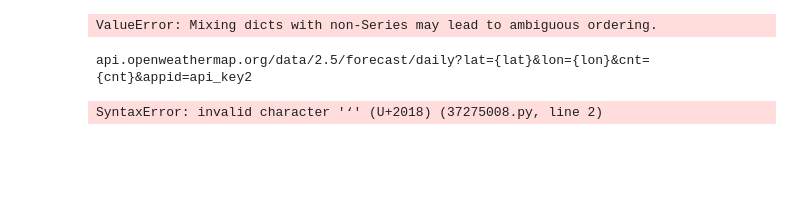
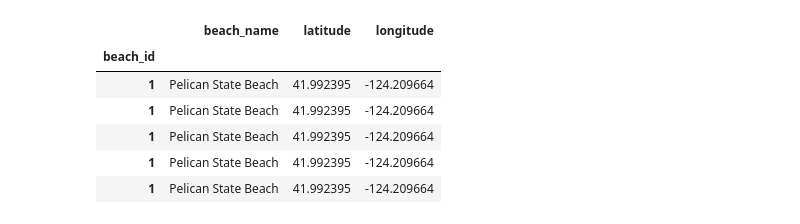
Before and after one commit to ckanchanda/Surf_Check, a Jupyter notebook: ck_api_call2.ipynb, the cells around one changed output. Saved outputs shown, nothing was run; the diff lists cells and outputs as text; code cells hidden in the pictures; blank space fills up the shorter version.

```diff
--- a/ck_api_call2.ipynb
+++ b/ck_api_call2.ipynb
@@ -58,25 +33,13 @@ print(json_data)
-# %%
-api2_df = pd.DataFrame(json_data)
-# %% [output]
-ValueError: Mixing dicts with non-Series may lead to ambiguous ordering.
-# %%
-# Starting URL for Weather Map API Call.
-url = "api.openweathermap.org/data/2.5/forecast/daily?lat={lat}&lon={lon}&cnt={cnt}&appid=" + "api_key2"
-print(url)
-# %% [output]
-api.openweathermap.org/data/2.5/forecast/daily?lat={lat}&lon={lon}&cnt={cnt}&appid=api_key2
-# %%
-response = requests.get(
-  ‘https://api.stormglass.io/v2/weather/point’,
-  params={
-    ‘lat’: 58.7984,
-    ‘lng’: 17.8081,
-    ‘params’: ‘windSpeed’,
-  },
-  headers={
-    ‘Authorization’: “155c8ec0-60a9-11ed-b59d-0242ac130002-155c8f2e-60a9-11ed-b59d-0242ac130002”
-  }
-)
-json_data = response.json()
-# %% [output]
-SyntaxError: invalid character '‘' (U+2018) (37275008.py, line 2)
+# %%
+# Renamed "Unnamed: 0" column and set it as the index
+beaches_df = beaches_df.rename(columns={'Unnamed: 0': ''})
+beaches_df = beaches_df.set_index('beach_id')
+beaches_df.head()
+# %% [output]
+|  | beach_name | latitude | longitude |
+| beach_id |  |  |  |
+| 1 | Pelican State Beach | 41.992395 | -124.209664 |
+| 1 | Pelican State Beach | 41.992395 | -124.209664 |
+| 1 | Pelican State Beach | 41.992395 | -124.209664 |
+| 1 | Pelican State Beach | 41.992395 | -124.209664 |
+| 1 | Pelican State Beach | 41.992395 | -124.209664 |
```
Also changed, not shown: parts of 17 cells of this notebook.
